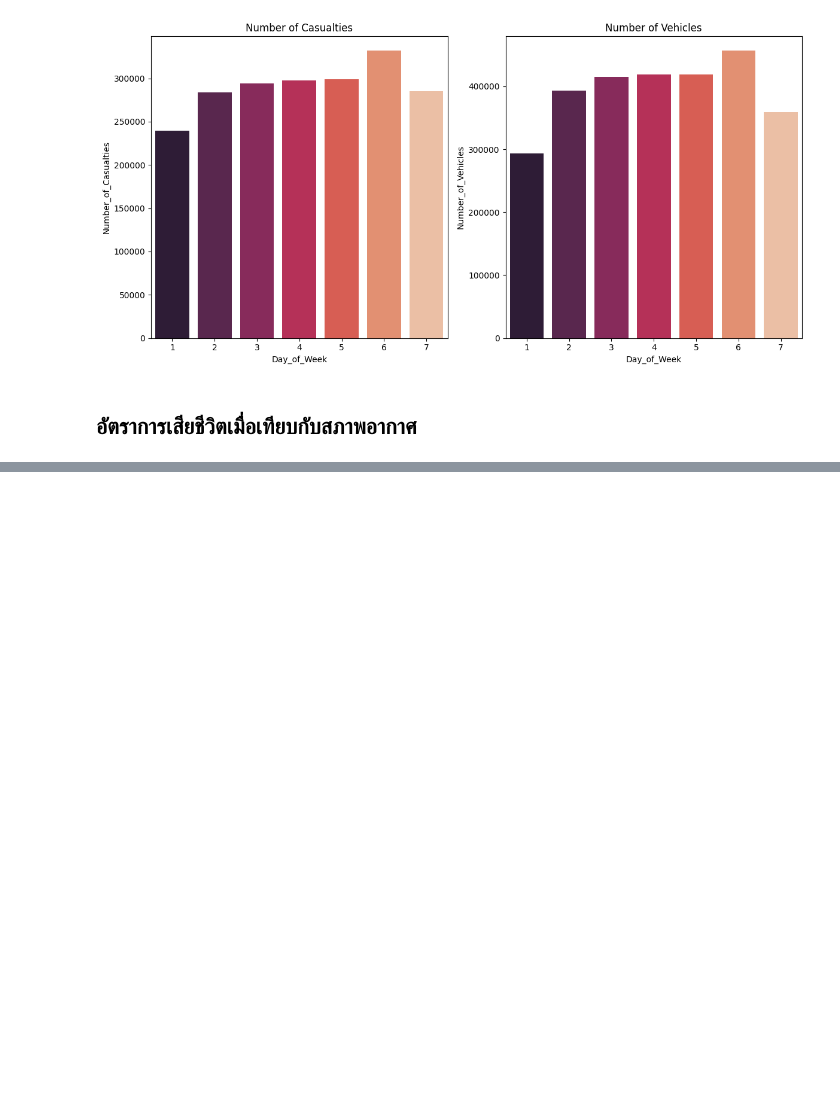
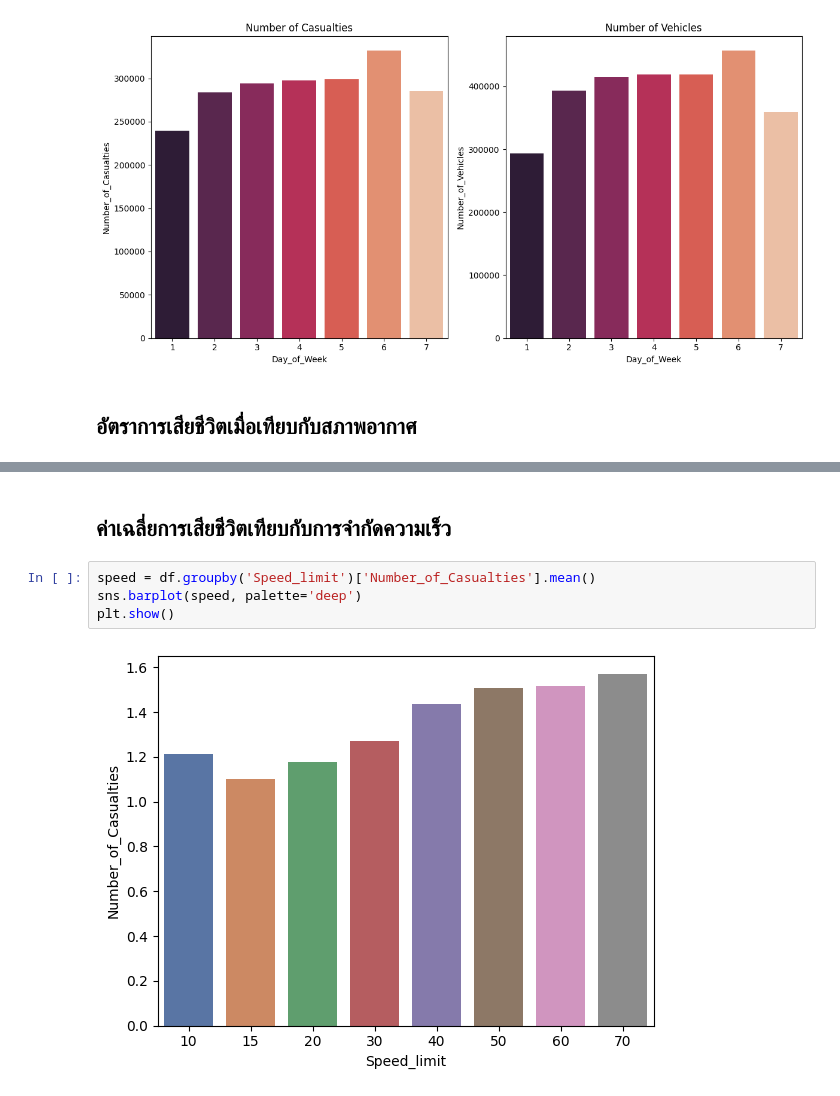
Before and after one commit to kirby-cs-org/project, a Jupyter notebook: analysis.ipynb, the cells around one changed output, grey strips where cells are left out. Drawn from its saved outputs; the diff is of its cells as text; blank space fills up the shorter version.

```diff
--- a/analysis.ipynb
+++ b/analysis.ipynb
@@ -221,0 +245,8 @@ plt.show()
+# %% [markdown]
+## ค่าเฉลี่ยการเสียชีวิตเทียบกับการจำกัดความเร็ว
+# %%
+speed = df.groupby('Speed_limit')['Number_of_Casualties'].mean()
+sns.barplot(speed, palette='deep')
+plt.show()
+# %% [output]
+[figure, added]
```
Also changed, not shown: parts of 8 cells of this notebook.
